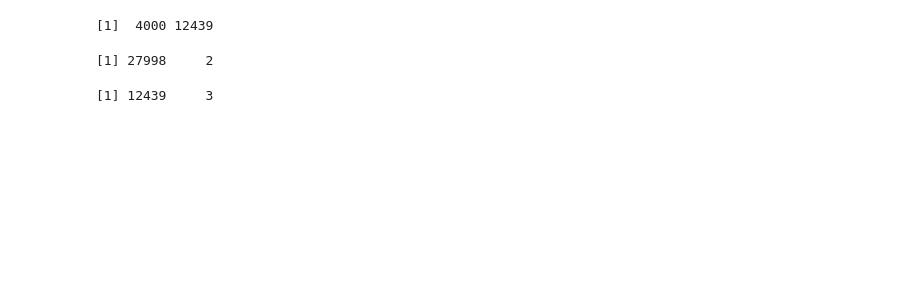
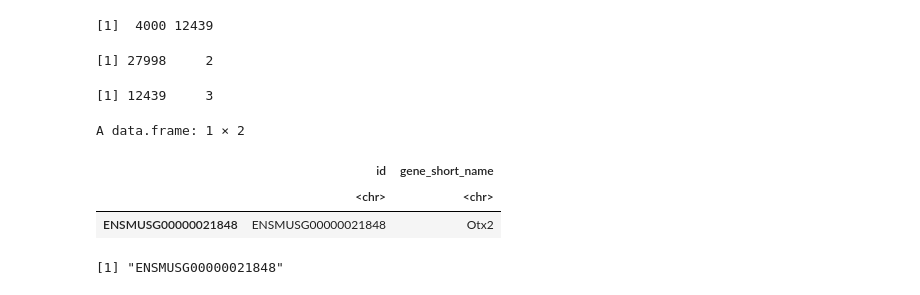
Before and after one commit to ironman-tetsuo/Introduction_to_scRNA-seq, a Jupyter notebook: 1_Clark_P2_Retina/plot_umap.ipynb, the cells around one changed output. Drawn from its saved outputs; the diff is of its cells as text; code cells hidden in the pictures; blank space fills up the shorter version.

```diff
--- a/1_Clark_P2_Retina/plot_umap.ipynb
+++ b/1_Clark_P2_Retina/plot_umap.ipynb
@@ -29,3 +19,14 @@ dim(umap_result)
 [1]  4000 12439
 [1] 27998     2
 [1] 12439     3
+# %%
+#Test script to extract IDs of any genes
+#I search ID of Otx2 as an example
+subset(dat_feature, gene_short_name=="Otx2")
+rownames(subset(dat_feature, gene_short_name=="Otx2"))
+# %% [output]
+A data.frame: 1 × 2
+|  | id | gene_short_name |
+|  | <chr> | <chr> |
+| ENSMUSG00000021848 | ENSMUSG00000021848 | Otx2 |
+[1] "ENSMUSG00000021848"
```
Also changed, not shown: parts of 3 cells of this notebook.
